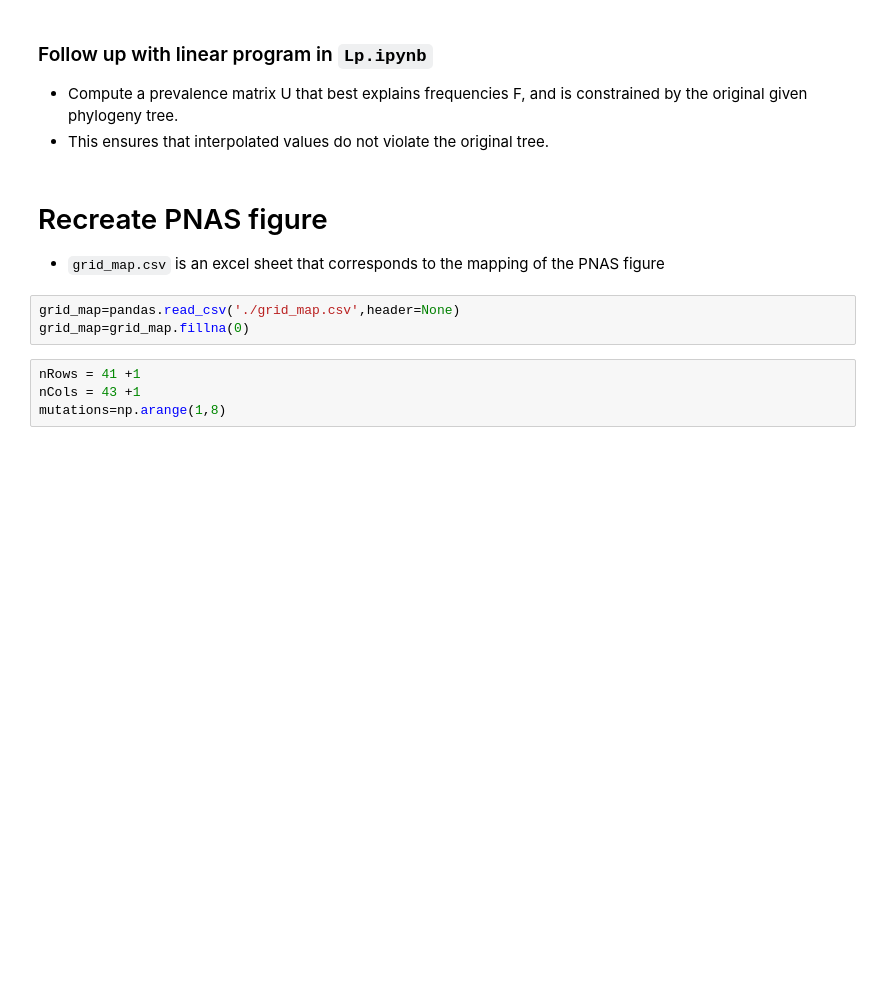
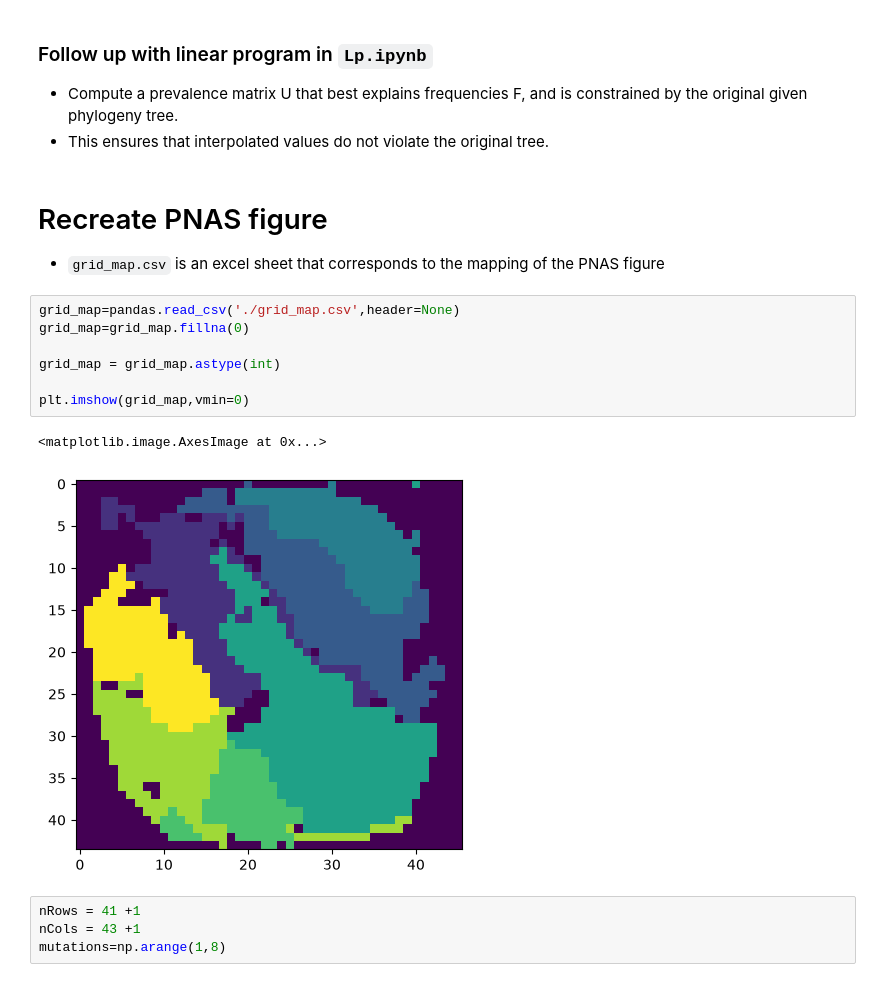
Before and after one commit to Anna4536/02512_Final_Project_ClonArch_3D, a Jupyter notebook: data/data_prep.ipynb, the cells around one changed output. Drawn from its saved outputs; the diff is of its cells as text; blank space fills up the shorter version.

```diff
--- a/data/data_prep.ipynb
+++ b/data/data_prep.ipynb
@@ -1012,6 +1057,13 @@ ff.to_csv('new_fff_ppp.csv')
 # %%
 grid_map=pandas.read_csv('./grid_map.csv',header=None)
 grid_map=grid_map.fillna(0)
+
+grid_map = grid_map.astype(int)
+
+plt.imshow(grid_map,vmin=0)
+# %% [output]
+<matplotlib.image.AxesImage at 0x...>
+[figure, added]
 # %%
 nRows = 41 +1
 nCols = 43 +1
```
Also changed, not shown: parts of 3 cells of this notebook, 35 other files.
